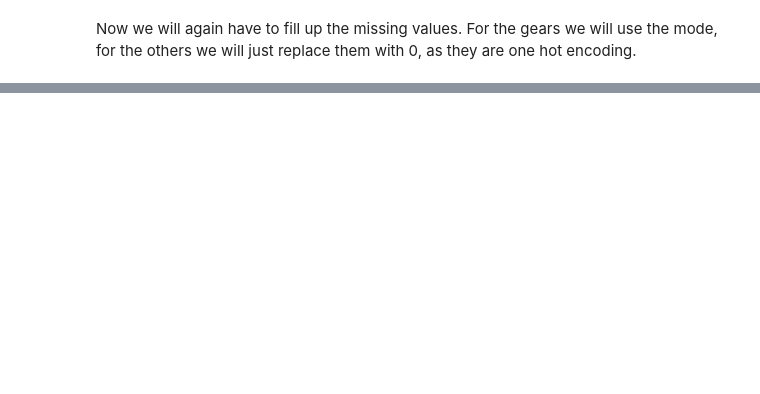
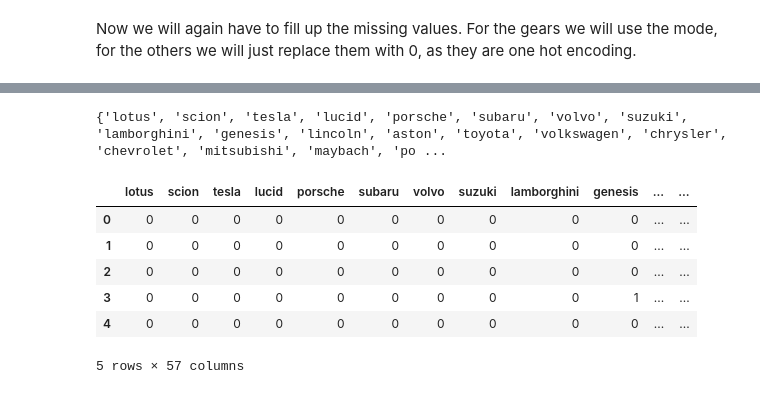
Before and after one commit to lamkilian/used_car_prices, a Jupyter notebook: data_analysis.ipynb, the cells around one changed output, grey strips where cells are left out. Drawn from its saved outputs; the diff is of its cells as text; code cells hidden in the pictures; blank space fills up the shorter version.

```diff
--- a/data_analysis.ipynb
+++ b/data_analysis.ipynb
@@ -701,0 +707,2 @@ data_transmission.head()
+# %%
+data_color = data[['int_col', 'ext_col']].copy()
@@ -701,0 +718,8 @@ data_transmission.head()
+# %%
+int_colors = set()
+
+for color in data_color['int_col']:
+    int_colors.add(color)
+
+int_colors.remove('–')
+print(int_colors)
@@ -701,0 +762,17 @@ data_transmission.head()
+# %%
+for col in int_colors_split:
+    data_color['int_' + col] = 0
+
+for ind, color in enumerate(data_color['int_col']):
+    values = data_color.loc[ind, 'int_col'].lower().replace('.','').split('w/')
+    new_values = []
+    for value in values:
+        new_values += value.split('/')
+    newer_values = []
+    for value in new_values:
+        newer_values += value.split(' ')
+    for value in newer_values:
+        if value != '':
+            data_color.loc[ind, 'int_' + value] = 1
+
+data_color.head()
@@ -701,0 +837,25 @@ data_transmission.head()
+# %%
+data_brand = pd.DataFrame(data['brand'].copy())
+brands = set()
+
+for ind, brand in enumerate(data_brand['brand']):
+    brands.add(brand.lower())
+
+print(brands)
+for brand in brands:
+    data_brand[brand] = 0
+
+for ind, brand in enumerate(data_brand['brand']):
+    data_brand.loc[ind, brand.lower()] = 1
+
+data_brand.drop('brand', axis=1, inplace=True)
+data_brand.head()
+# %% [output]
+{'lotus', 'scion', 'tesla', 'lucid', 'porsche', 'subaru', 'volvo', 'suzuki', 'lamborghini', 'genesis', 'lincoln', 'aston', 'toyota', 'volkswagen', 'chrysler', 'chevrolet', 'mitsubishi', 'maybach', 'po ...
+|  | lotus | scion | tesla | lucid | porsche | subaru | volvo | suzuki | lamborghini | genesis | ... | ... |
+| 0 | 0 | 0 | 0 | 0 | 0 | 0 | 0 | 0 | 0 | 0 | ... | ... |
+| 1 | 0 | 0 | 0 | 0 | 0 | 0 | 0 | 0 | 0 | 0 | ... | ... |
+| 2 | 0 | 0 | 0 | 0 | 0 | 0 | 0 | 0 | 0 | 0 | ... | ... |
+| 3 | 0 | 0 | 0 | 0 | 0 | 0 | 0 | 0 | 0 | 1 | ... | ... |
+| 4 | 0 | 0 | 0 | 0 | 0 | 0 | 0 | 0 | 0 | 0 | ... | ... |
+5 rows × 57 columns
```
Also changed, not shown: parts of 27 cells of this notebook.
